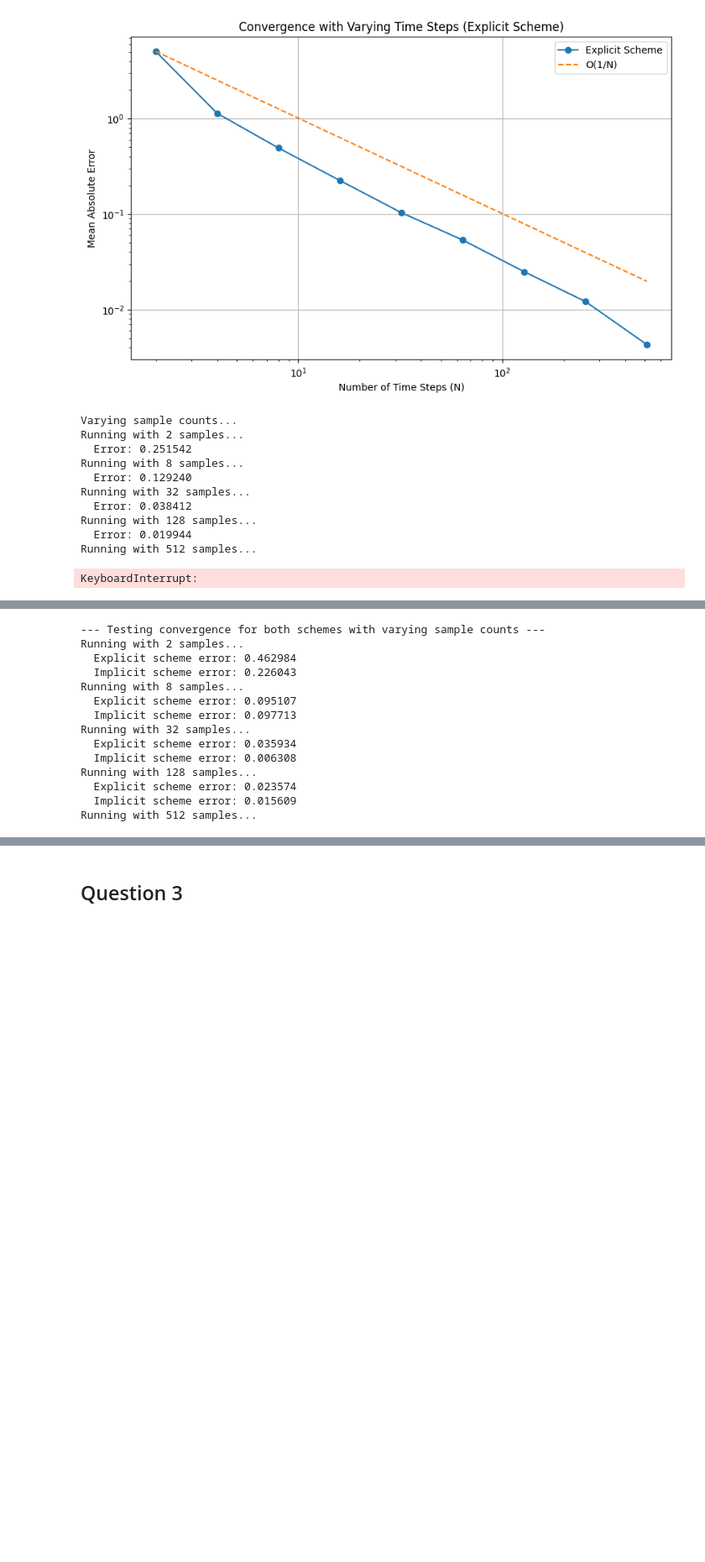
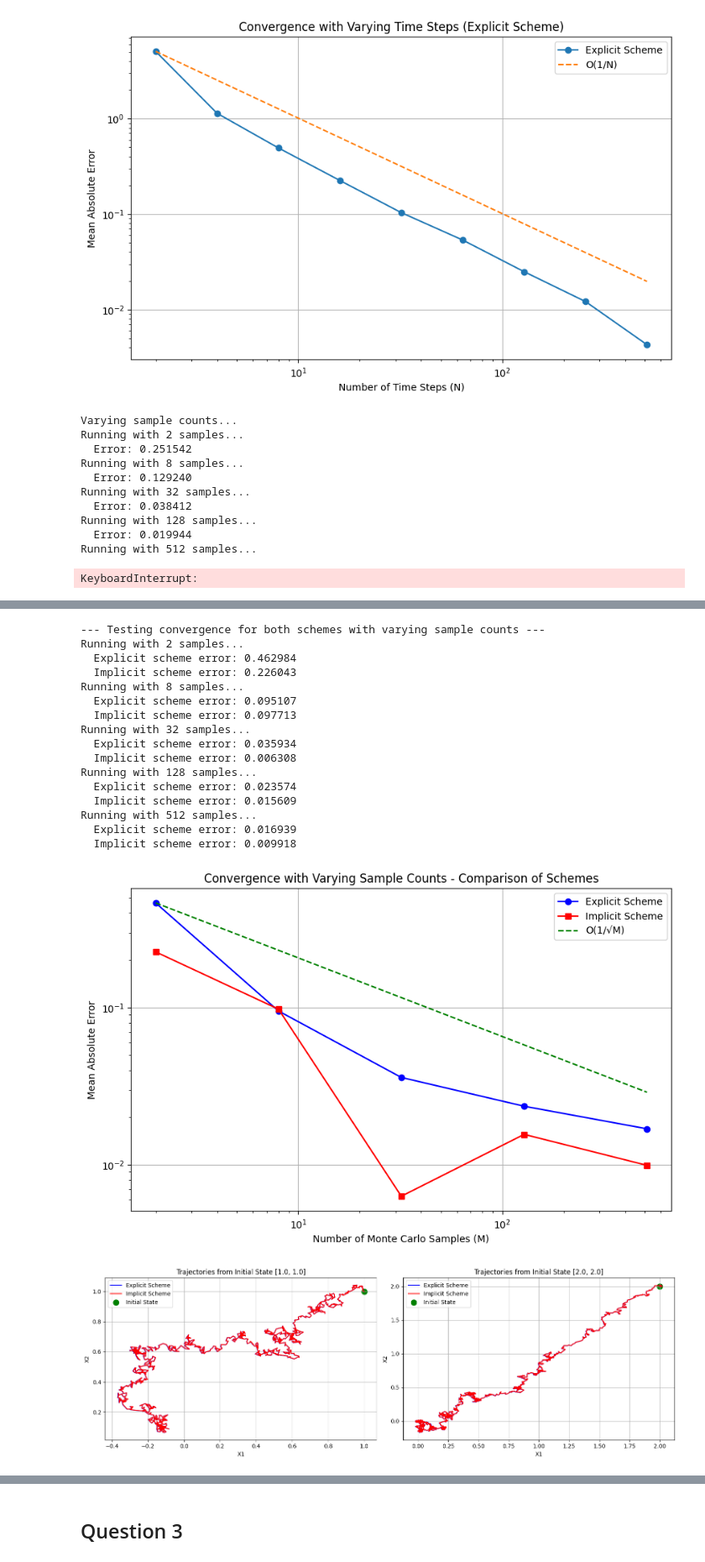
Before and after one commit to viharparon/SCDAA-Group, a Jupyter notebook: test2.ipynb, the cells around one changed output, grey strips where cells are left out. Shown: that part at 84% size. Cells and saved outputs as stored; diff of their text form; code cells hidden in the pictures; blank space fills up the shorter version.

```diff
--- a/test2.ipynb
+++ b/test2.ipynb
@@ -722,7 +722,7 @@ def compare_scheme_trajectories(lqr: LQR, x0: torch.Tensor) -> None:
         x0: Initial states to test
     """
     # Set simulation parameters
-    num_steps = 1000
+    num_steps = 100
     num_samples = 1  # Just one sample for visualization
 
     # Simulate trajectories using both schemes with the same noise
@@ -932,33 +932,37 @@ S(0):
         [-0.1901,  0.5432]], dtype=torch.float64)
 S(T/2):
  tensor([[ 0.4916, -0.3262],
         [-0.3262,  0.7793]], dtype=torch.float64)
 S(T):
  tensor([[10.,  3.],
         [ 3., 10.]], dtype=torch.float64)
 
 Value function at t=0:
 v(0, [1.0, 1.0]) = 0.782136
 ... (30 lines left out)
   Implicit scheme error: 0.007999
 Running with 512 time steps...
   Explicit scheme error: 0.004777
   Implicit scheme error: 0.006919
 [figure]
 --- Testing convergence for both schemes with varying sample counts ---
 Running with 2 samples...
   Explicit scheme error: 0.462984
   Implicit scheme error: 0.226043
 Running with 8 samples...
   Explicit scheme error: 0.095107
   Implicit scheme error: 0.097713
 Running with 32 samples...
   Explicit scheme error: 0.035934
   Implicit scheme error: 0.006308
 Running with 128 samples...
   Explicit scheme error: 0.023574
   Implicit scheme error: 0.015609
 Running with 512 samples...
+  Explicit scheme error: 0.016939
+  Implicit scheme error: 0.009918
+[figure, added]
+[figure, added]
 # %%
 import torch
 import numpy as np
```
Also changed, not shown: parts of 6 cells of this notebook.
